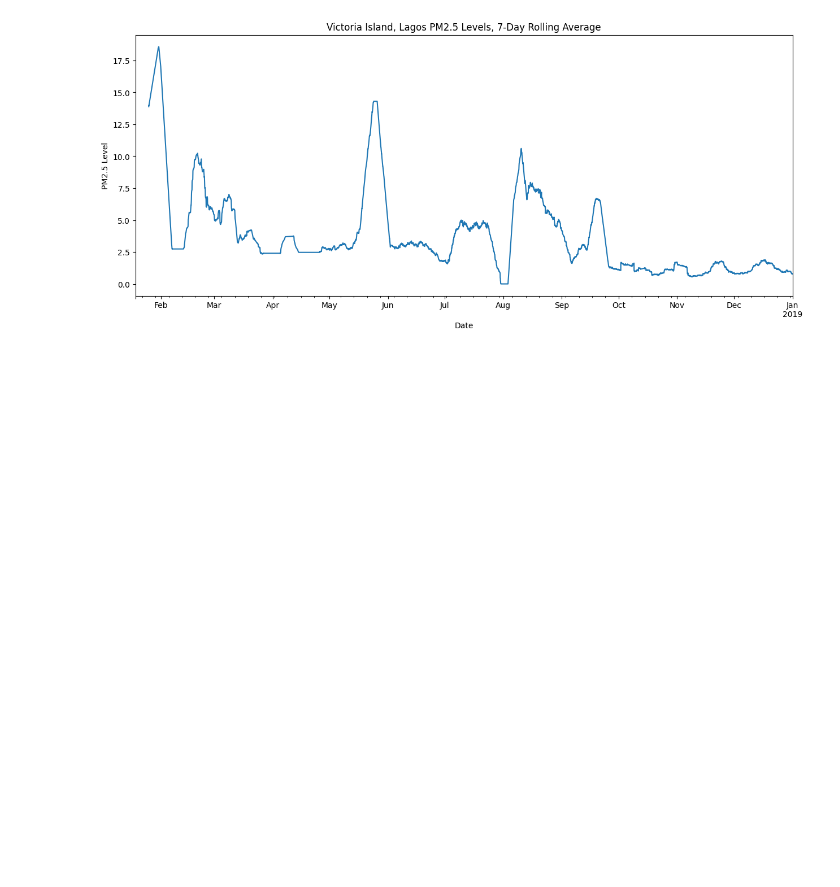
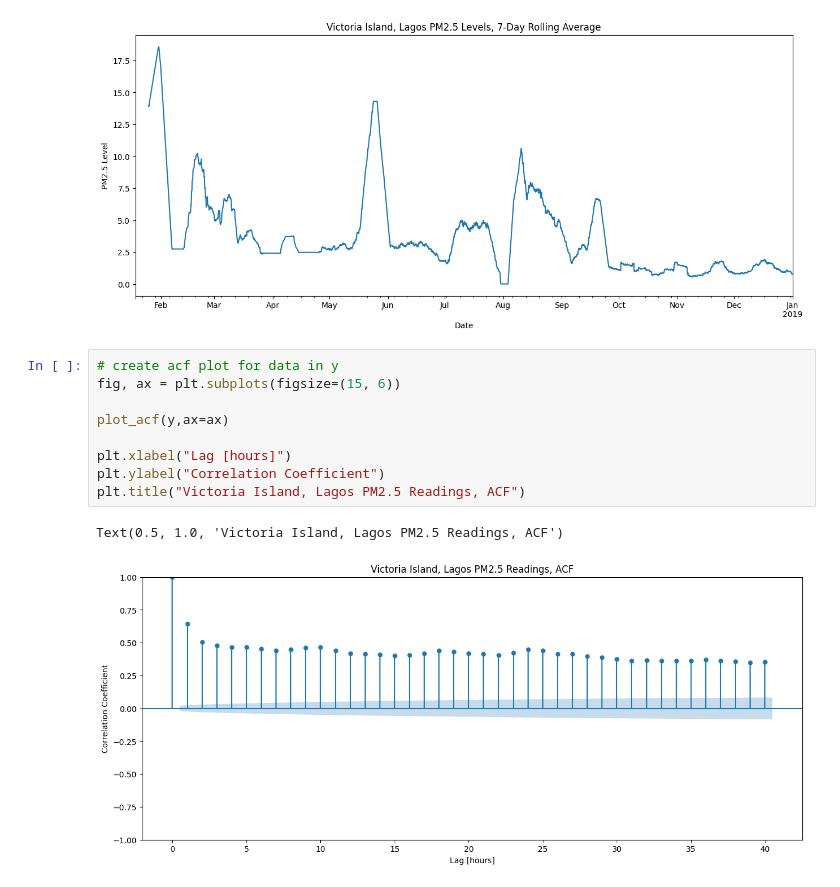
Before and after one commit to noelogbuagu/Data_Science_Portfolio, a Jupyter notebook: Air Quality In Lagos/notebook.ipynb, the cells around one changed output. Saved outputs shown, nothing was run; the diff lists cells and outputs as text; blank space fills up the shorter version.

```diff
--- a/Air Quality In Lagos/notebook.ipynb
+++ b/Air Quality In Lagos/notebook.ipynb
@@ -139,3 +139,15 @@ plt.title("Victoria Island, Lagos PM2.5 Levels, 7-Day Rolling Average")
 # %% [output]
 Text(0.5, 1.0, 'Victoria Island, Lagos PM2.5 Levels, 7-Day Rolling Average')
 [figure]
+# %%
+# create acf plot for data in y
+fig, ax = plt.subplots(figsize=(15, 6))
+
+plot_acf(y,ax=ax)
+
+plt.xlabel("Lag [hours]")
+plt.ylabel("Correlation Coefficient")
+plt.title("Victoria Island, Lagos PM2.5 Readings, ACF")
+# %% [output]
+Text(0.5, 1.0, 'Victoria Island, Lagos PM2.5 Readings, ACF')
+[figure, added]
```
Also changed, not shown: parts of 8 cells of this notebook.
